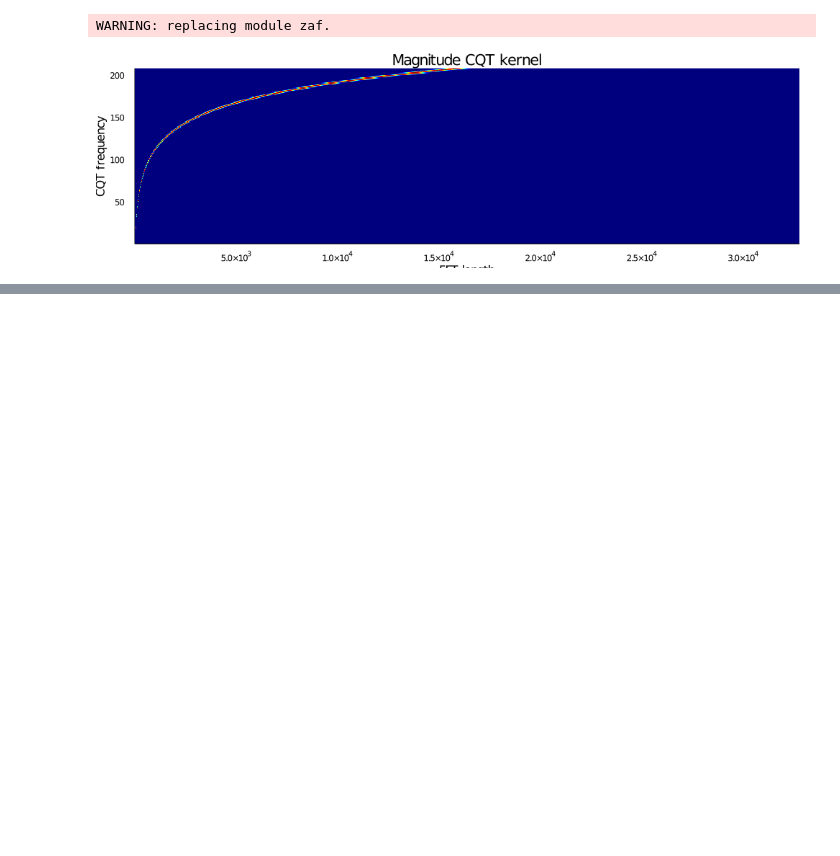
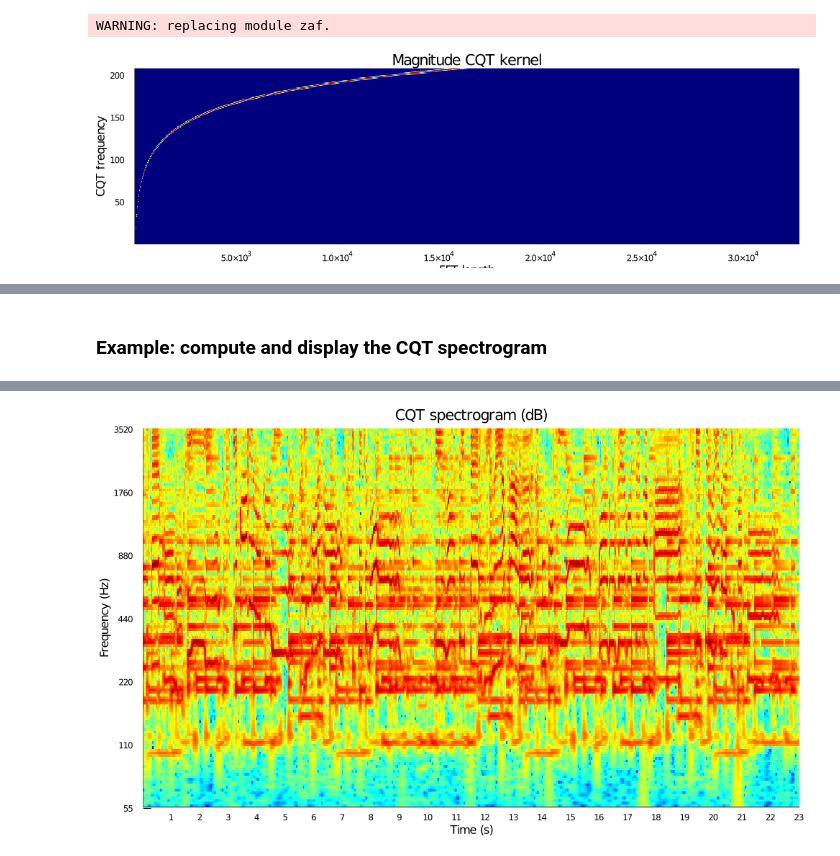
Before and after one commit to zafarrafii/Zaf-Julia, a Jupyter notebook: examples.ipynb, the cells around one changed output, grey strips where cells are left out. Drawn from its saved outputs; the diff is of its cells as text; code cells hidden in the pictures; blank space fills up the shorter version.

Commit message:
Finished cqtspectrogram function and example, and cqtspecshow function.

```diff
--- a/examples.ipynb
+++ b/examples.ipynb
@@ -198,0 +213,29 @@ WARNING: replacing module zaf.
+# %% [markdown]
+### Example: compute and display the CQT spectrogram
+# %%
+# Load the modules
+include("./zaf.jl")
+using .zaf
+using WAV
+using Statistics
+using Plots
+
+# Read the audio signal with its sampling frequency in Hz, and average it over its channels
+audio_signal, sampling_frequency = wavread("audio_file.wav");
+audio_signal = mean(audio_signal, dims=2);
+
+# Compute the CQT kernel using some parameters
+frequency_resolution = 2;
+minimum_frequency = 55;
+maximum_frequency = 3520;
+cqt_kernel = zaf.cqtkernel(sampling_frequency, frequency_resolution, minimum_frequency, maximum_frequency);
+
+# Compute the (magnitude) CQT spectrogram using the kernel
+time_resolution = 25;
+audio_spectrogram = zaf.cqtspectrogram(audio_signal, sampling_frequency, time_resolution, cqt_kernel);
+
+# Display the CQT spectrogram in dB, seconds, and Hz
+xtick_step = 1
+plot_object = zaf.cqtspecshow(audio_spectrogram, time_resolution, frequency_resolution, minimum_frequency, maximum_frequency, xtick_step);
+heatmap!(title = "CQT spectrogram (dB)", size = (990, 600))
+# %% [output]
@@ -198,0 +243 @@ WARNING: replacing module zaf.
+[figure, added]
```
Also changed, not shown: parts of 5 cells of this notebook, 2 other files.
